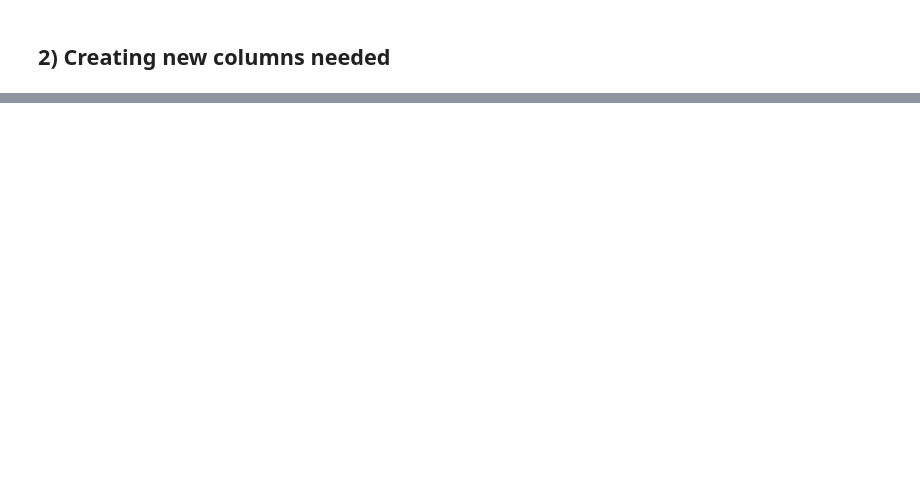
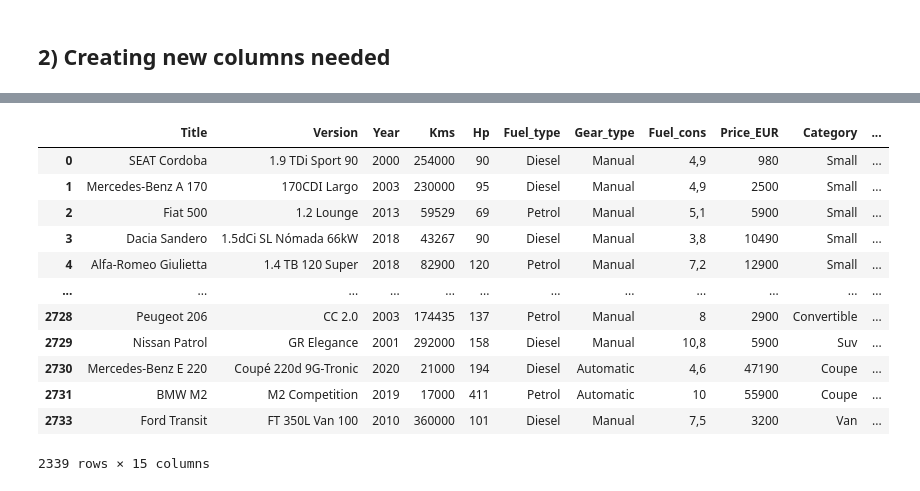
Before and after one commit to alfonsonajera/Car_Price_Predictor, a Jupyter notebook: Notebooks/02.Data_Cleaning.ipynb, the cells around one changed output, grey strips where cells are left out. Saved outputs shown, nothing was run; the diff lists cells and outputs as text; code cells hidden in the pictures; blank space fills up the shorter version.

```diff
--- a/Notebooks/02.Data_Cleaning.ipynb
+++ b/Notebooks/02.Data_Cleaning.ipynb
@@ -238,0 +374,18 @@ df[["ZIP","City"]] = df["City_ZIP"].str.split(' ',1, expand = True)
+# %%
+df = df.loc[df["Hp"] != "- "]
+df = df.loc[df["Fuel_cons"] != "-"]
+df
+# %% [output]
+|  | Title | Version | Year | Kms | Hp | Fuel_type | Gear_type | Fuel_cons | Price_EUR | Category | ... |
+| 0 | SEAT Cordoba | 1.9 TDi Sport 90 | 2000 | 254000 | 90 | Diesel | Manual | 4,9 | 980 | Small | ... |
+| 1 | Mercedes-Benz A 170 | 170CDI Largo | 2003 | 230000 | 95 | Diesel | Manual | 4,9 | 2500 | Small | ... |
+| 2 | Fiat 500 | 1.2 Lounge | 2013 | 59529 | 69 | Petrol | Manual | 5,1 | 5900 | Small | ... |
+| 3 | Dacia Sandero | 1.5dCi SL Nómada 66kW | 2018 | 43267 | 90 | Diesel | Manual | 3,8 | 10490 | Small | ... |
+| 4 | Alfa-Romeo Giulietta | 1.4 TB 120 Super | 2018 | 82900 | 120 | Petrol | Manual | 7,2 | 12900 | Small | ... |
+| ... | ... | ... | ... | ... | ... | ... | ... | ... | ... | ... | ... |
+| 2728 | Peugeot 206 | CC 2.0 | 2003 | 174435 | 137 | Petrol | Manual | 8 | 2900 | Convertible | ... |
+| 2729 | Nissan Patrol | GR Elegance | 2001 | 292000 | 158 | Diesel | Manual | 10,8 | 5900 | Suv | ... |
+| 2730 | Mercedes-Benz E 220 | Coupé 220d 9G-Tronic | 2020 | 21000 | 194 | Diesel | Automatic | 4,6 | 47190 | Coupe | ... |
+| 2731 | BMW M2 | M2 Competition | 2019 | 17000 | 411 | Petrol | Automatic | 10 | 55900 | Coupe | ... |
+| 2733 | Ford Transit | FT 350L Van 100 | 2010 | 360000 | 101 | Diesel | Manual | 7,5 | 3200 | Van | ... |
+2339 rows × 15 columns
```
Also changed, not shown: parts of 46 cells of this notebook, 2 other files.
